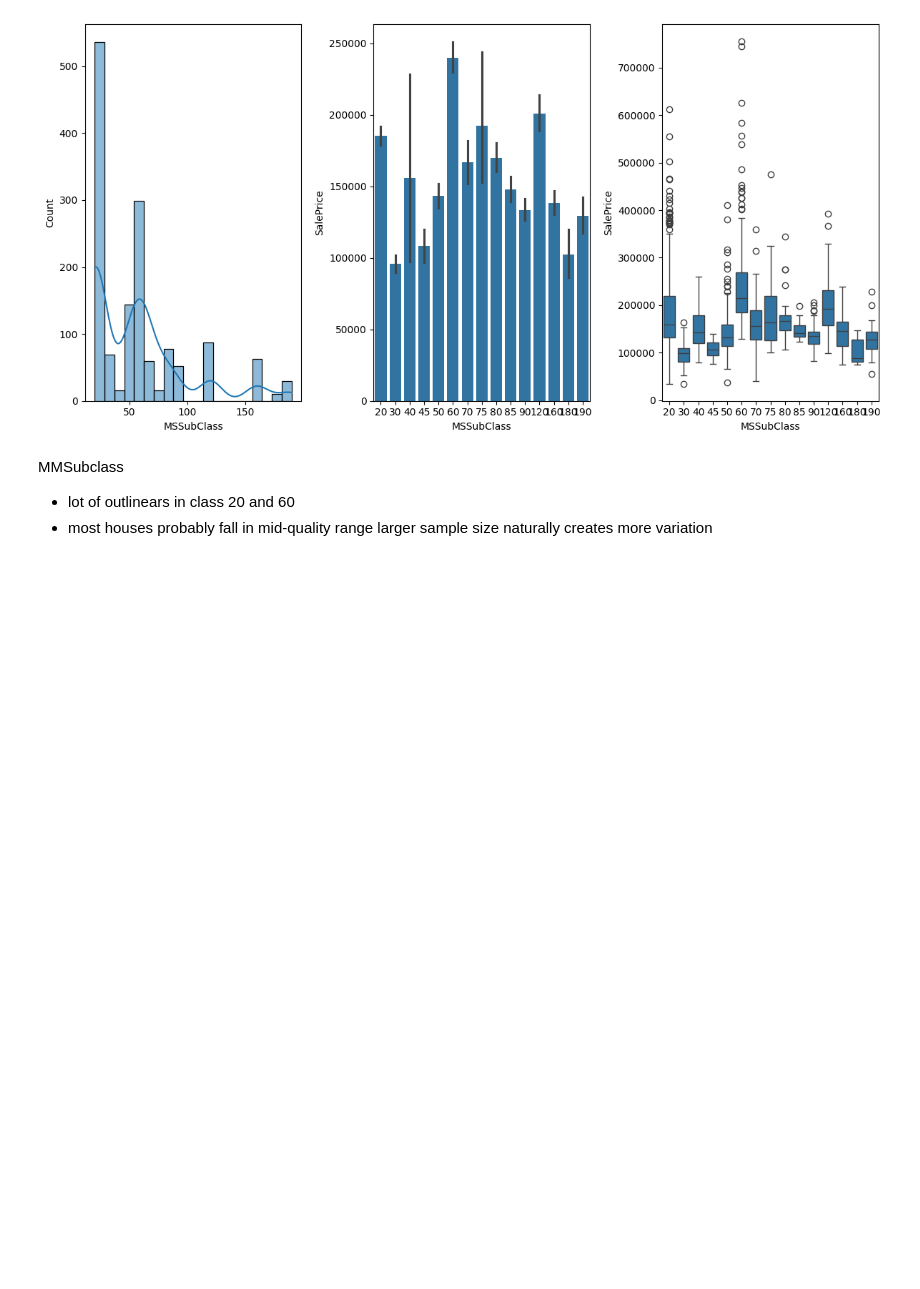
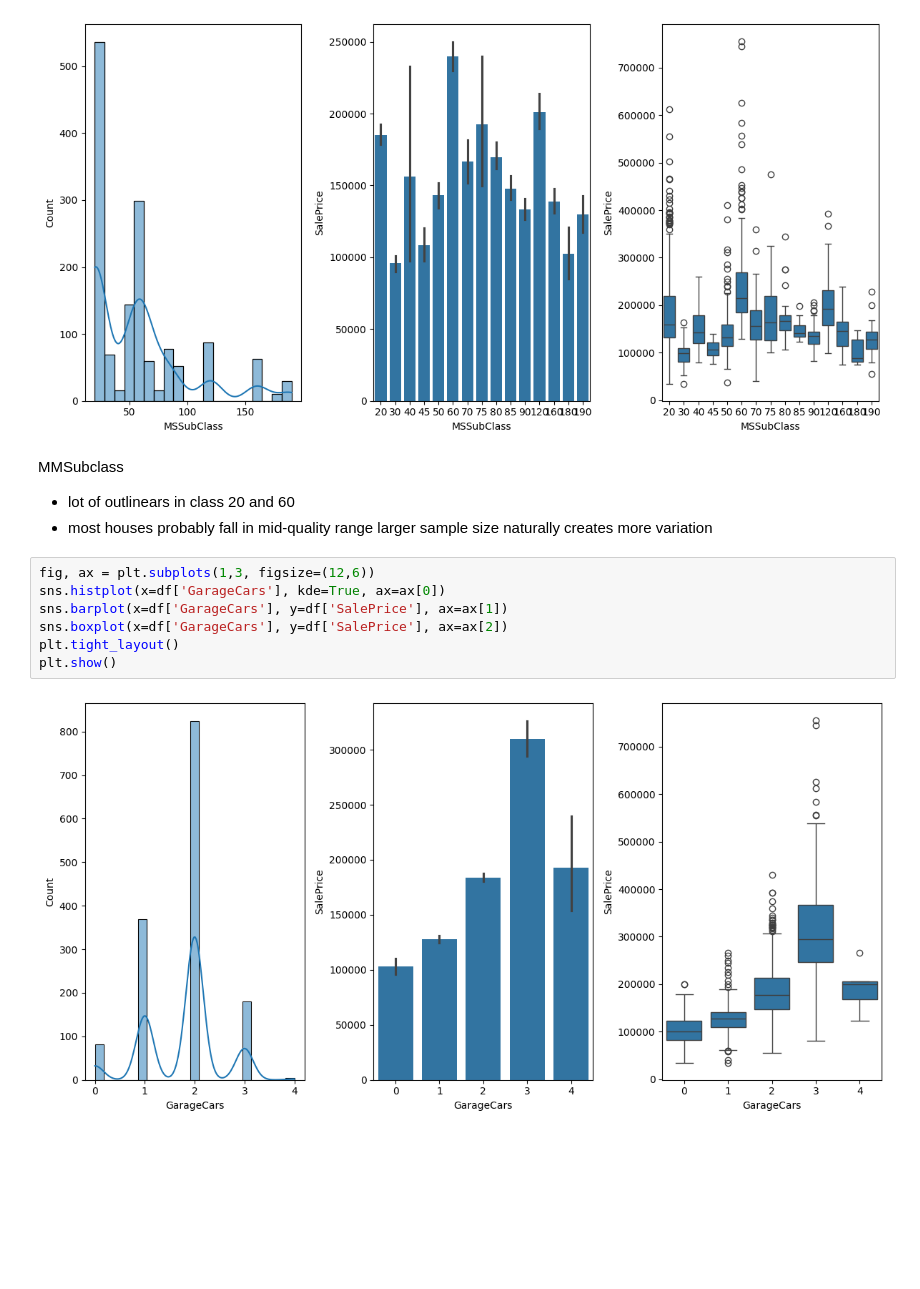
Before and after one commit to Somay-kousis/House-Price-Prediction-System, a Jupyter notebook: Project.ipynb, the cells around one changed output. Drawn from its saved outputs; the diff is of its cells as text; blank space fills up the shorter version.

```diff
--- a/Project.ipynb
+++ b/Project.ipynb
@@ -285,6 +299,15 @@ MMSubclass
 - lot of outlinears in class 20 and 60
 - most houses probably fall in mid-quality range
 larger sample size naturally creates more variation
+# %%
+fig, ax = plt.subplots(1,3, figsize=(12,6))
+sns.histplot(x=df['GarageCars'], kde=True, ax=ax[0])
+sns.barplot(x=df['GarageCars'], y=df['SalePrice'], ax=ax[1])
+sns.boxplot(x=df['GarageCars'], y=df['SalePrice'], ax=ax[2])
+plt.tight_layout()
+plt.show()
+# %% [output]
+[figure, added]
 # %% [markdown]
 <br><br><br>
 <br><br><br>
```
Also changed, not shown: parts of 35 cells of this notebook, 1 other file.
